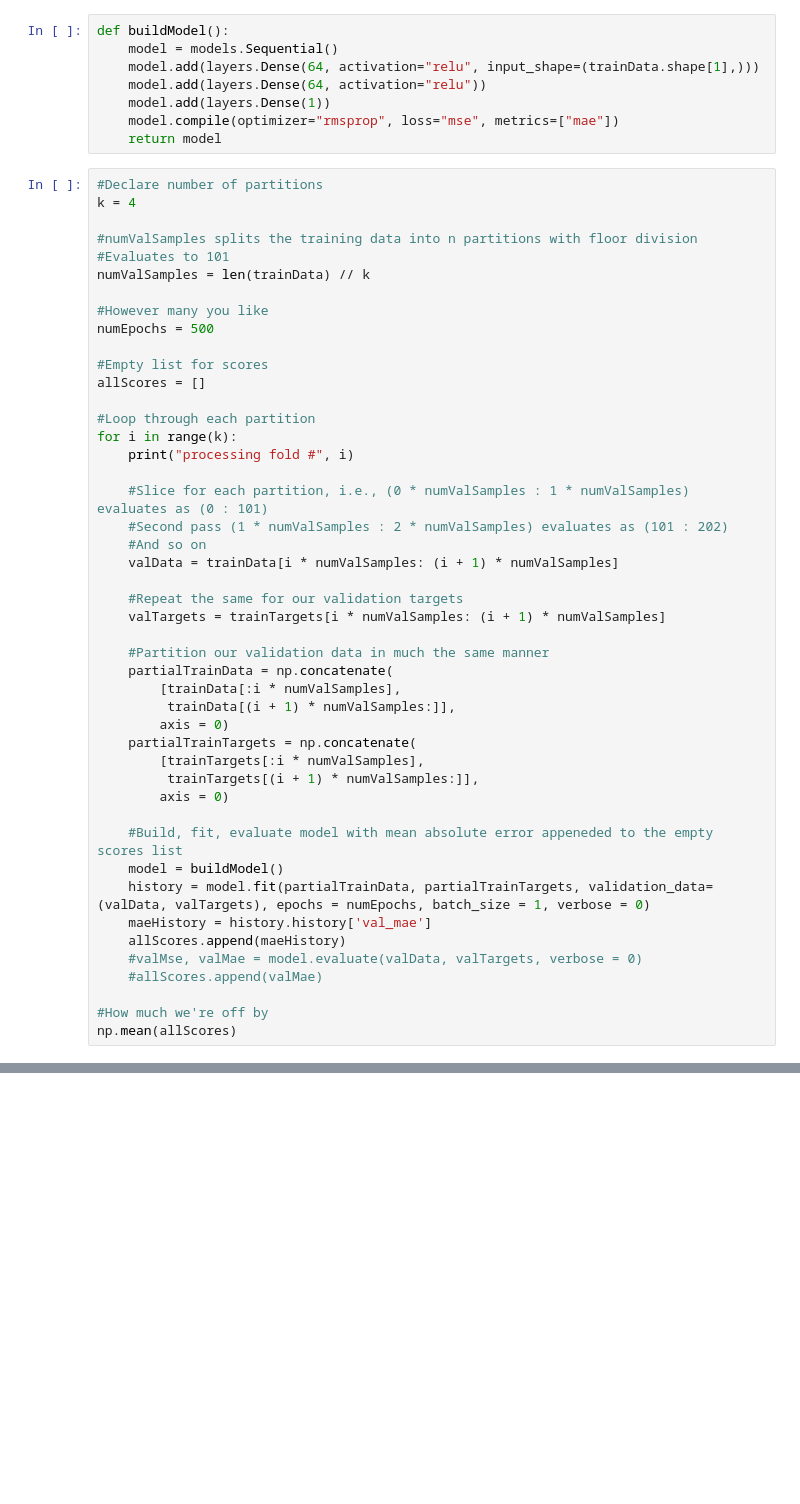
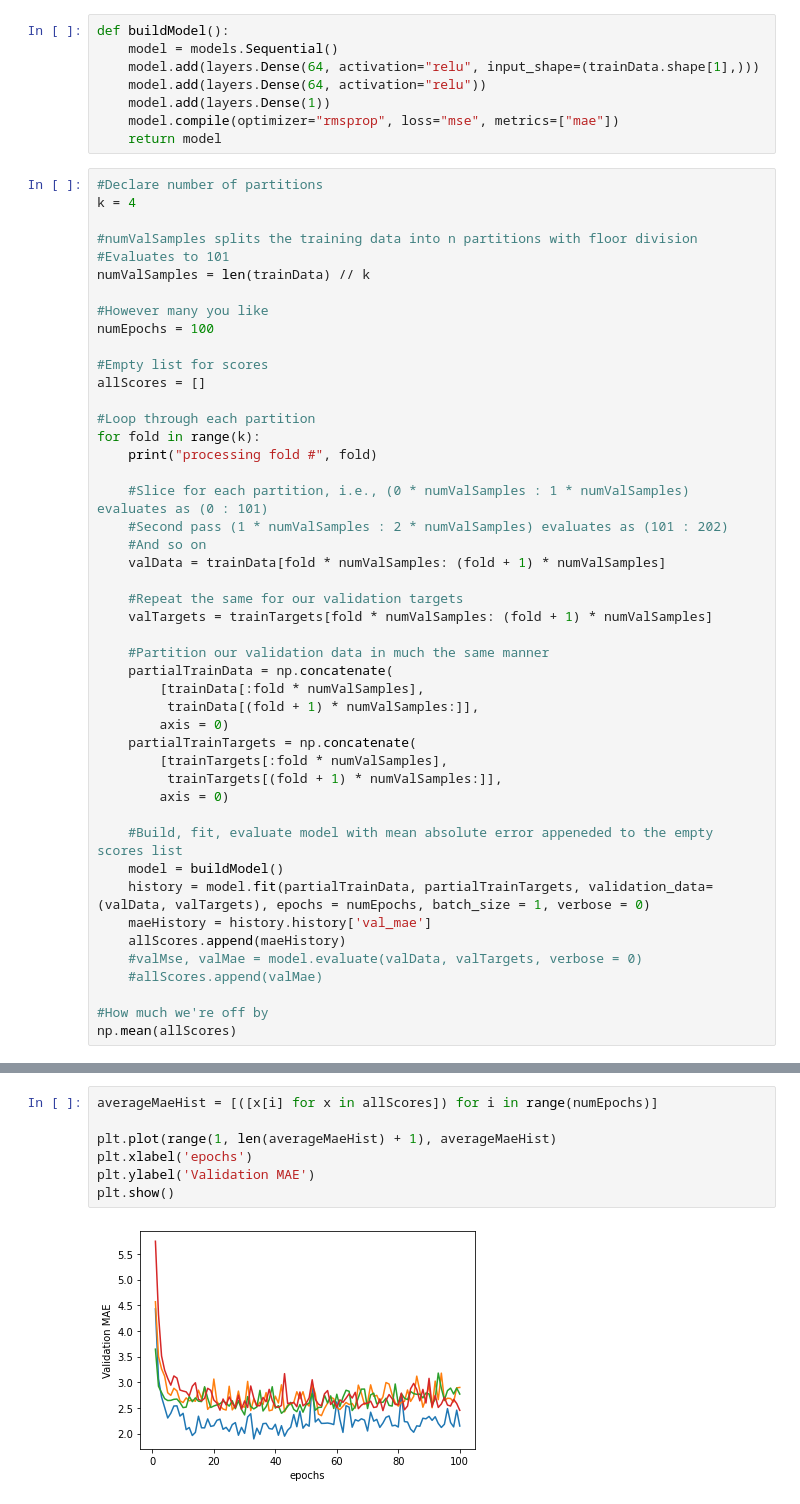
Before and after one commit to wsseabor/ai-notebook, a Jupyter notebook: kfold.ipynb, the cells around one changed output, grey strips where cells are left out. Drawn from its saved outputs; the diff is of its cells as text; blank space fills up the shorter version.

Commit message:
Finished k-fold validation example

```diff
--- a/kfold.ipynb
+++ b/kfold.ipynb
@@ -40,31 +44,31 @@ k = 4
 numValSamples = len(trainData) // k
 
 #However many you like
-numEpochs = 500
+numEpochs = 100
 
 #Empty list for scores
 allScores = []
 
 #Loop through each partition
-for i in range(k):
-    print("processing fold #", i)
+for fold in range(k):
+    print("processing fold #", fold)
 
     #Slice for each partition, i.e., (0 * numValSamples : 1 * numValSamples) evaluates as (0 : 101)
     #Second pass (1 * numValSamples : 2 * numValSamples) evaluates as (101 : 202)
     #And so on
-    valData = trainData[i * numValSamples: (i + 1) * numValSamples]
+    valData = trainData[fold * numValSamples: (fold + 1) * numValSamples]
 
     #Repeat the same for our validation targets
-    valTargets = trainTargets[i * numValSamples: (i + 1) * numValSamples]
+    valTargets = trainTargets[fold * numValSamples: (fold + 1) * numValSamples]
 
     #Partition our validation data in much the same manner
     partialTrainData = np.concatenate(
-        [trainData[:i * numValSamples],
-         trainData[(i + 1) * numValSamples:]],
+        [trainData[:fold * numValSamples],
+         trainData[(fold + 1) * numValSamples:]],
         axis = 0)
     partialTrainTargets = np.concatenate(
-        [trainTargets[:i * numValSamples],
-         trainTargets[(i + 1) * numValSamples:]],
+        [trainTargets[:fold * numValSamples],
+         trainTargets[(fold + 1) * numValSamples:]],
         axis = 0)
 
     #Build, fit, evaluate model with mean absolute error appeneded to the empty scores list
@@ -85,0 +90,9 @@ processing fold # 3
+# %%
+averageMaeHist = [([x[i] for x in allScores]) for i in range(numEpochs)]
+
+plt.plot(range(1, len(averageMaeHist) + 1), averageMaeHist)
+plt.xlabel('epochs')
+plt.ylabel('Validation MAE')
+plt.show()
+# %% [output]
+[figure, added]
```
Also changed, not shown: parts of 2 cells of this notebook.
